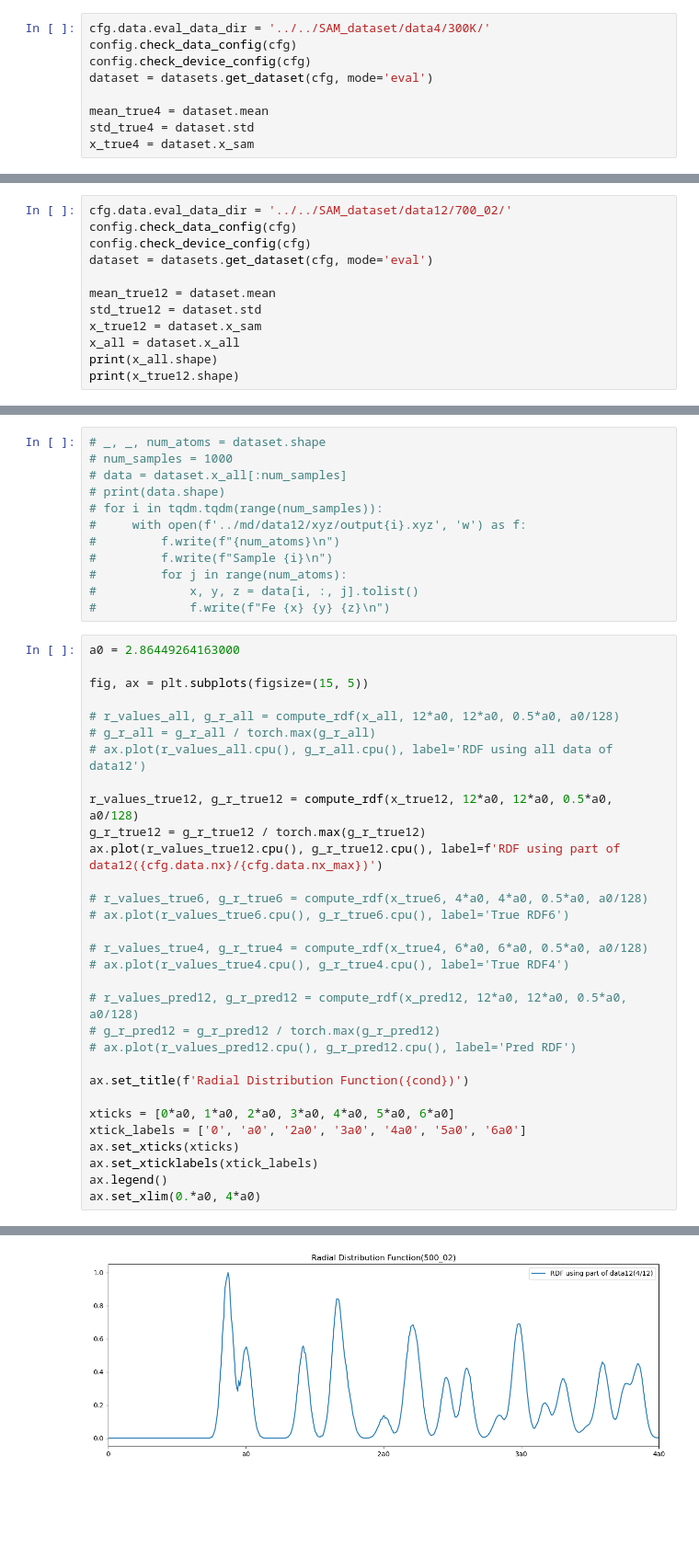
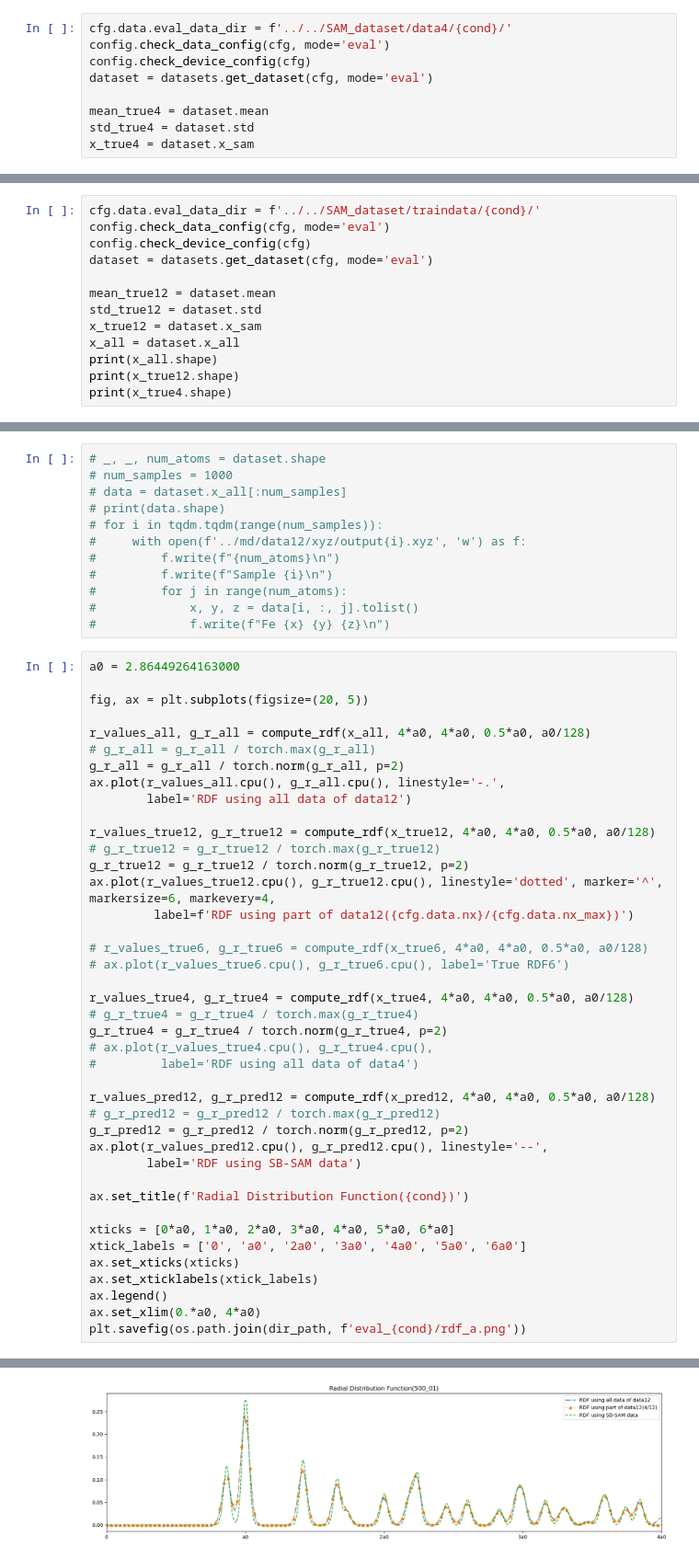
Before and after one commit to shiki442/SB-SAM, a Jupyter notebook: notebooks/rdf.ipynb, the cells around one changed output, grey strips where cells are left out. Shown at 92% size. Cells and saved outputs as stored; diff of their text form; blank space fills up the shorter version.

```diff
--- a/notebooks/rdf.ipynb
+++ b/notebooks/rdf.ipynb
@@ -24,6 +27,6 @@ cfg = config.load_config(path_param)
 # %%
-cfg.data.eval_data_dir = '../../SAM_dataset/data4/300K/'
-config.check_data_config(cfg)
+cfg.data.eval_data_dir = f'../../SAM_dataset/data4/{cond}/'
+config.check_data_config(cfg, mode='eval')
 config.check_device_config(cfg)
 dataset = datasets.get_dataset(cfg, mode='eval')
 
@@ -40,8 +43,8 @@ x_true4 = dataset.x_sam
 # std_true6 = dataset.std
 # x_true6 = dataset.x_sam
 # %%
-cfg.data.eval_data_dir = '../../SAM_dataset/data12/700_02/'
-config.check_data_config(cfg)
+cfg.data.eval_data_dir = f'../../SAM_dataset/traindata/{cond}/'
+config.check_data_config(cfg, mode='eval')
 config.check_device_config(cfg)
 dataset = datasets.get_dataset(cfg, mode='eval')
 
@@ -51,4 +54,5 @@ x_true12 = dataset.x_sam
 x_all = dataset.x_all
 print(x_all.shape)
 print(x_true12.shape)
+print(x_true4.shape)
 # %% [output]
@@ -79,25 +84,34 @@ torch.Size([10000, 3, 128])
 # %%
 a0 = 2.86449264163000
 
-fig, ax = plt.subplots(figsize=(15, 5))
+fig, ax = plt.subplots(figsize=(20, 5))
 
-# r_values_all, g_r_all = compute_rdf(x_all, 12*a0, 12*a0, 0.5*a0, a0/128)
+r_values_all, g_r_all = compute_rdf(x_all, 4*a0, 4*a0, 0.5*a0, a0/128)
 # g_r_all = g_r_all / torch.max(g_r_all)
-# ax.plot(r_values_all.cpu(), g_r_all.cpu(), label='RDF using all data of data12')
+g_r_all = g_r_all / torch.norm(g_r_all, p=2)
+ax.plot(r_values_all.cpu(), g_r_all.cpu(), linestyle='-.',
+        label='RDF using all data of data12')
 
-r_values_true12, g_r_true12 = compute_rdf(x_true12, 12*a0, 12*a0, 0.5*a0, a0/128)
-g_r_true12 = g_r_true12 / torch.max(g_r_true12)
-ax.plot(r_values_true12.cpu(), g_r_true12.cpu(), label=f'RDF using part of data12({cfg.data.nx}/{cfg.data.nx_max})')
+r_values_true12, g_r_true12 = compute_rdf(x_true12, 4*a0, 4*a0, 0.5*a0, a0/128)
+# g_r_true12 = g_r_true12 / torch.max(g_r_true12)
+g_r_true12 = g_r_true12 / torch.norm(g_r_true12, p=2)
+ax.plot(r_values_true12.cpu(), g_r_true12.cpu(), linestyle='dotted', marker='^', markersize=6, markevery=4,
+         label=f'RDF using part of data12({cfg.data.nx}/{cfg.data.nx_max})')
 
 # r_values_true6, g_r_true6 = compute_rdf(x_true6, 4*a0, 4*a0, 0.5*a0, a0/128)
 # ax.plot(r_values_true6.cpu(), g_r_true6.cpu(), label='True RDF6')
 
-# r_values_true4, g_r_true4 = compute_rdf(x_true4, 6*a0, 6*a0, 0.5*a0, a0/128)
-# ax.plot(r_values_true4.cpu(), g_r_true4.cpu(), label='True RDF4')
+r_values_true4, g_r_true4 = compute_rdf(x_true4, 4*a0, 4*a0, 0.5*a0, a0/128)
+# g_r_true4 = g_r_true4 / torch.max(g_r_true4)
+g_r_true4 = g_r_true4 / torch.norm(g_r_true4, p=2)
+# ax.plot(r_values_true4.cpu(), g_r_true4.cpu(),
+#         label='RDF using all data of data4')
 
-# r_values_pred12, g_r_pred12 = compute_rdf(x_pred12, 12*a0, 12*a0, 0.5*a0, a0/128)
+r_values_pred12, g_r_pred12 = compute_rdf(x_pred12, 4*a0, 4*a0, 0.5*a0, a0/128)
 # g_r_pred12 = g_r_pred12 / torch.max(g_r_pred12)
-# ax.plot(r_values_pred12.cpu(), g_r_pred12.cpu(), label='Pred RDF')
+g_r_pred12 = g_r_pred12 / torch.norm(g_r_pred12, p=2)
+ax.plot(r_values_pred12.cpu(), g_r_pred12.cpu(), linestyle='--',
+        label='RDF using SB-SAM data')
 
 ax.set_title(f'Radial Distribution Function({cond})')
 
@@ -107,4 +121,5 @@ ax.set_xticks(xticks)
 ax.set_xticklabels(xtick_labels)
 ax.legend()
 ax.set_xlim(0.*a0, 4*a0)
+plt.savefig(os.path.join(dir_path, f'eval_{cond}/rdf_a.png'))
 # %% [output]
@@ -112 +126 @@ ax.set_xlim(0.*a0, 4*a0)
-[figure, old version]
+[figure, new version]
```
Also changed, not shown: parts of 8 cells of this notebook, 21 other files.
